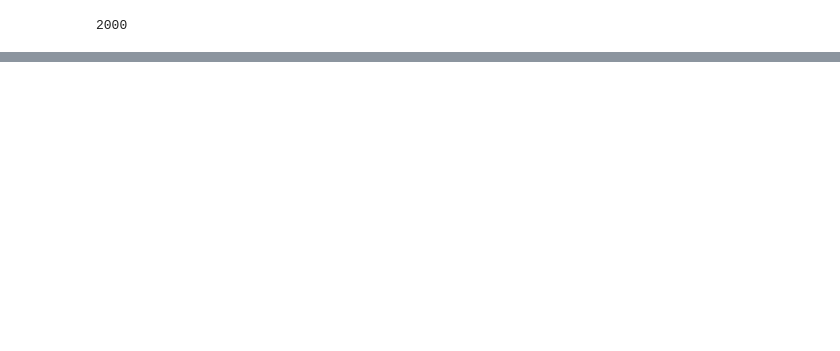
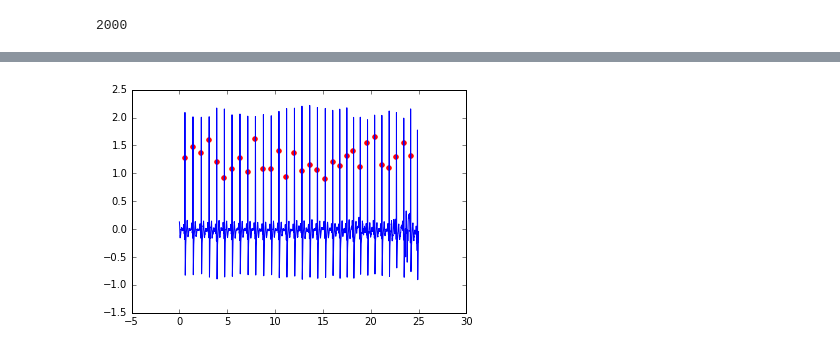
Before and after one commit to esperidam/rpeakdetect, a Jupyter notebook: rpeakdetect_exploration.ipynb, the cells around one changed output, grey strips where cells are left out. Drawn from its saved outputs; the diff is of its cells as text; code cells hidden in the pictures; blank space fills up the shorter version.

```diff
--- a/rpeakdetect_exploration.ipynb
+++ b/rpeakdetect_exploration.ipynb
@@ -58,6 +72,10 @@ def get_RR(data, f=200):
     rpeaks = rpeakdetect.detect_beats(data["ECG"],f)
     RR = np.array([data["Seconds"][rpeaks[i+1]]-data["Seconds"][rpeaks[i]] for i in range(len(rpeaks)-1)]).astype(float)
     return RR
+# %%
+rpeakdetect.plot_peak_detection(signal[:5000], 200)
+# %% [output]
+[figure, added]
 # %%
 RR = get_RR(data, 200)
 # %%
```
Also changed, not shown: parts of 60 cells of this notebook, 1 other file.
